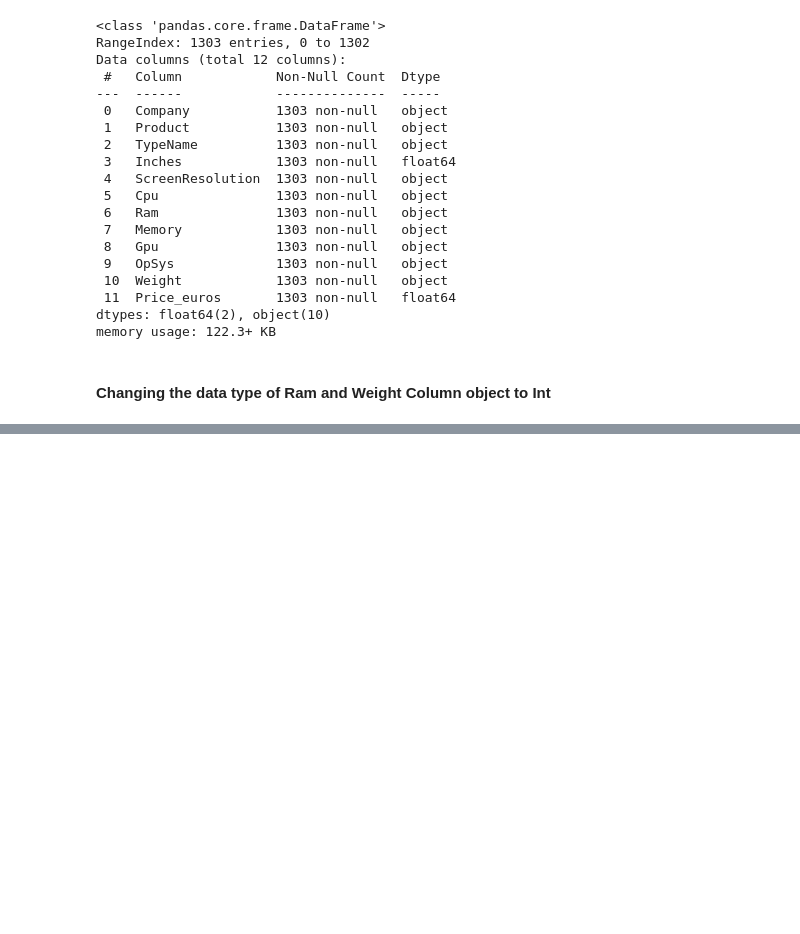
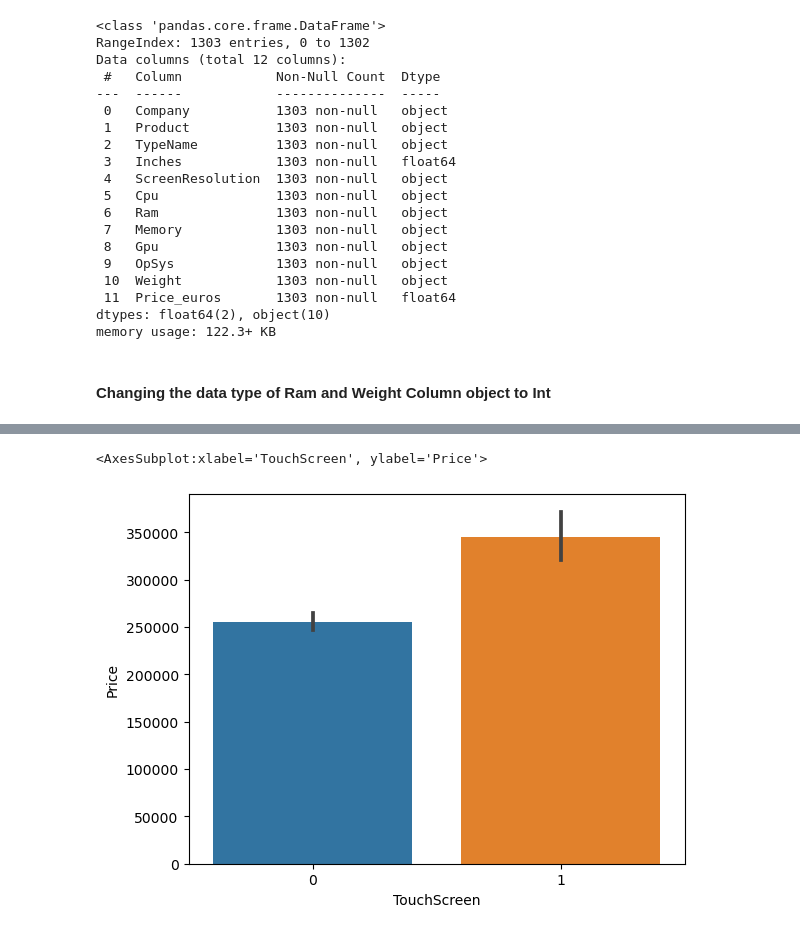
Before and after one commit to Sialsanwal/Data-Science, a Jupyter notebook: Laptop Price/Feature engineering and Modeling.ipynb, the cells around one changed output, grey strips where cells are left out. Cells and saved outputs as stored; diff of their text form; code cells hidden in the pictures; blank space fills up the shorter version.

```diff
--- a/Laptop Price/Feature engineering and Modeling.ipynb
+++ b/Laptop Price/Feature engineering and Modeling.ipynb
@@ -85,0 +148,6 @@ memory usage: 122.3+ KB
+# %%
+sns.barplot(data=df,x=df.TouchScreen,y=df.Price)
+plt.title("TouchScreen Vs Price Comparsion")
+# %% [output]
+<AxesSubplot:xlabel='TouchScreen', ylabel='Price'>
+[figure, added]
```
Also changed, not shown: parts of 10 cells of this notebook.
